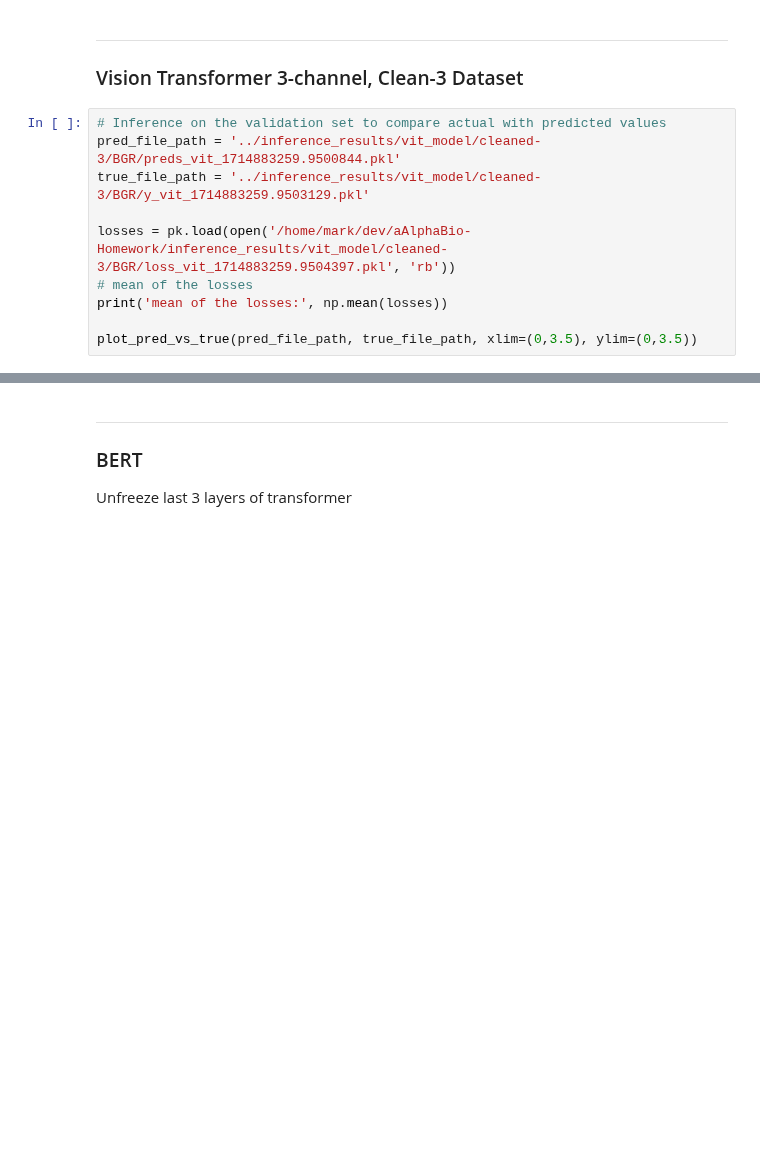
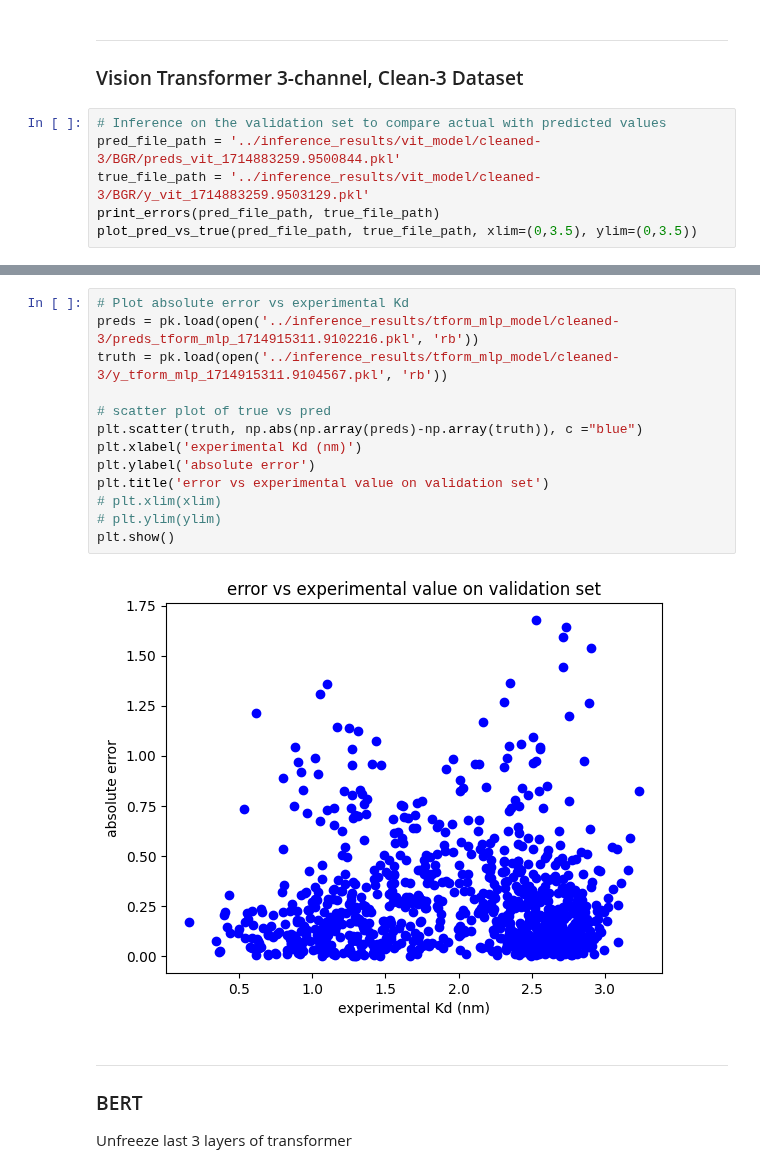
Before and after one commit to planaria158/BERT-antibody-antigen-binding-energy, a Jupyter notebook: notebooks/Inference.ipynb, the cells around one changed output, grey strips where cells are left out. Saved outputs shown, nothing was run; the diff lists cells and outputs as text; blank space fills up the shorter version.

```diff
--- a/notebooks/Inference.ipynb
+++ b/notebooks/Inference.ipynb
@@ -191,10 +190,6 @@ ppe10: 0.2090834185536888
 # Inference on the validation set to compare actual with predicted values
 pred_file_path = '../inference_results/vit_model/cleaned-3/BGR/preds_vit_1714883259.9500844.pkl'
 true_file_path = '../inference_results/vit_model/cleaned-3/BGR/y_vit_1714883259.9503129.pkl'
-
-losses = pk.load(open('/home/mark/dev/aAlphaBio-Homework/inference_results/vit_model/cleaned-3/BGR/loss_vit_1714883259.9504397.pkl', 'rb'))
-# mean of the losses
-print('mean of the losses:', np.mean(losses))
-
+print_errors(pred_file_path, true_file_path)
 plot_pred_vs_true(pred_file_path, true_file_path, xlim=(0,3.5), ylim=(0,3.5))
 # %% [output]
@@ -234,3 +225,18 @@ ppe10: 0.21592286340394448
+# %%
+# Plot absolute error vs experimental Kd
+preds = pk.load(open('../inference_results/tform_mlp_model/cleaned-3/preds_tform_mlp_1714915311.9102216.pkl', 'rb'))
+truth = pk.load(open('../inference_results/tform_mlp_model/cleaned-3/y_tform_mlp_1714915311.9104567.pkl', 'rb'))
+
+# scatter plot of true vs pred
+plt.scatter(truth, np.abs(np.array(preds)-np.array(truth)), c ="blue")
+plt.xlabel('experimental Kd (nm)')
+plt.ylabel('absolute error')
+plt.title('error vs experimental value on validation set')
+# plt.xlim(xlim)
+# plt.ylim(ylim)
+plt.show()
+# %% [output]
+[figure, added]
 # %% [markdown]
 ----
 ### BERT
```
Also changed, not shown: parts of 13 cells of this notebook, 10 other files.
